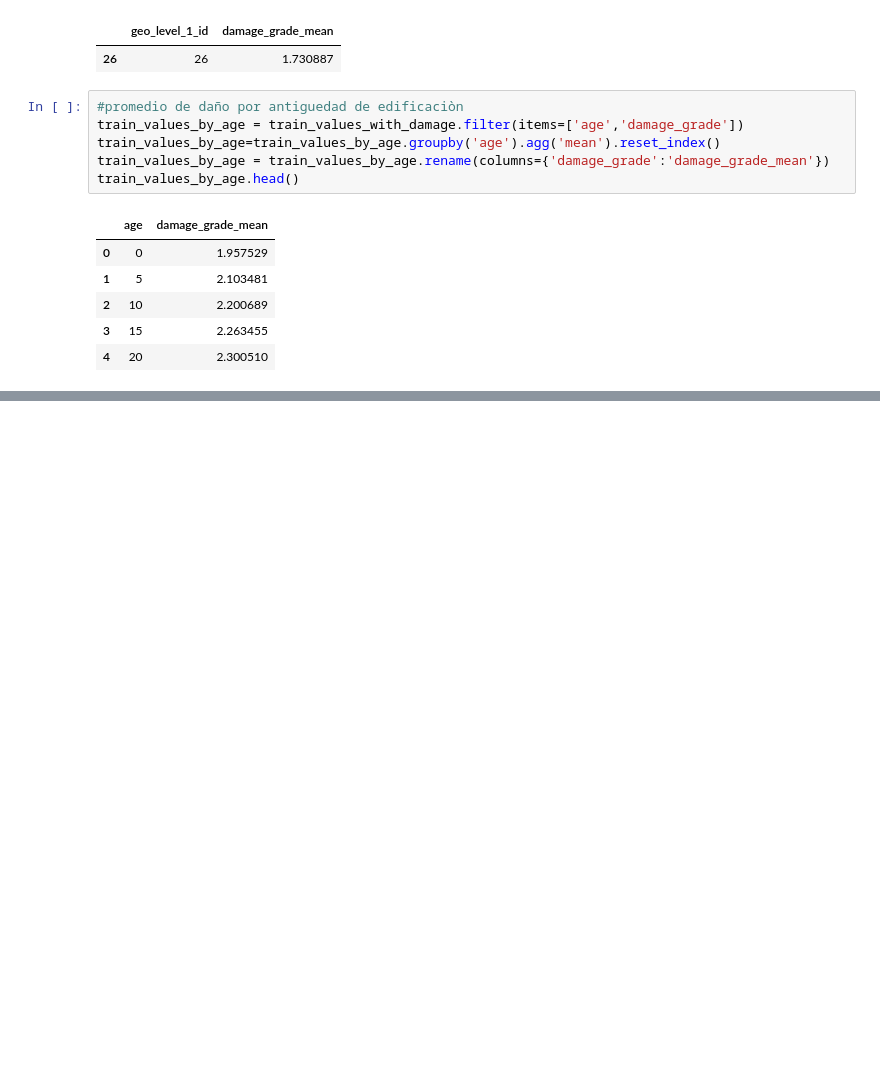
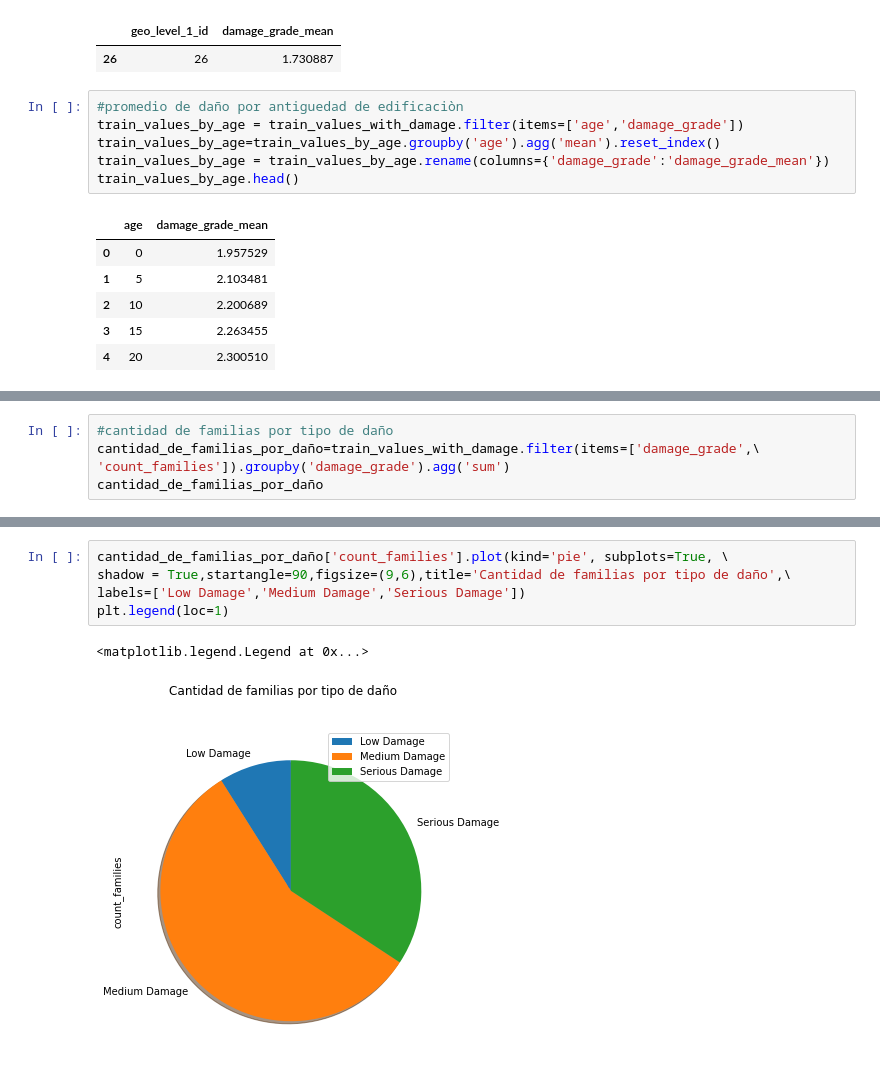
Before and after one commit to juanchycc/Datos-tp1, a Jupyter notebook: tp1.ipynb, the cells around one changed output, grey strips where cells are left out. Cells and saved outputs as stored; diff of their text form; blank space fills up the shorter version.

```diff
--- a/tp1.ipynb
+++ b/tp1.ipynb
@@ -86,0 +135,5 @@ Text(0.5, 1.0, 'Edad vs Daños')
+# %%
+#cantidad de familias por tipo de daño
+cantidad_de_familias_por_daño=train_values_with_damage.filter(items=['damage_grade',\
+'count_families']).groupby('damage_grade').agg('sum')
+cantidad_de_familias_por_daño
@@ -86,0 +146,8 @@ Text(0.5, 1.0, 'Edad vs Daños')
+# %%
+cantidad_de_familias_por_daño['count_families'].plot(kind='pie', subplots=True, \
+shadow = True,startangle=90,figsize=(9,6),title='Cantidad de familias por tipo de daño',\
+labels=['Low Damage','Medium Damage','Serious Damage'])
+plt.legend(loc=1)
+# %% [output]
+<matplotlib.legend.Legend at 0x...>
+[figure, added]
```
Also changed, not shown: parts of 8 cells of this notebook.
